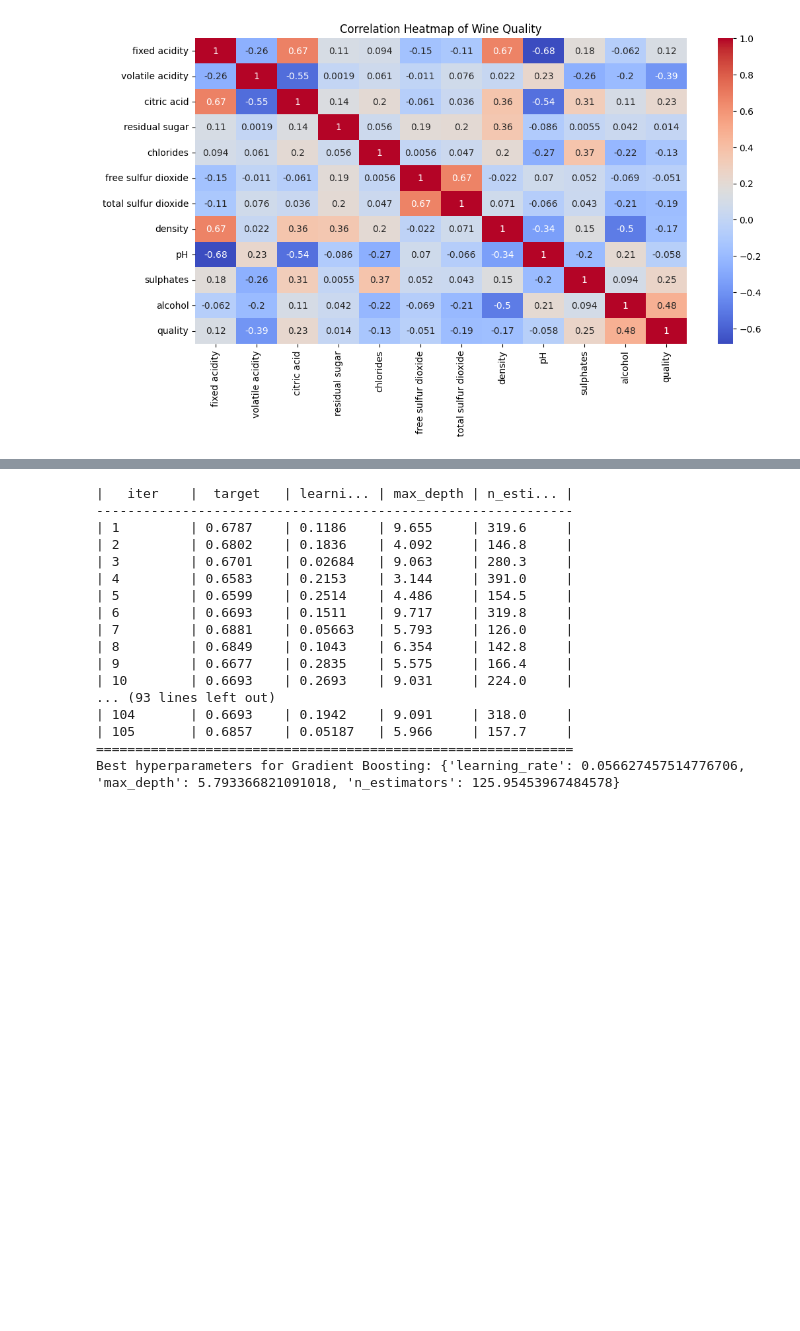
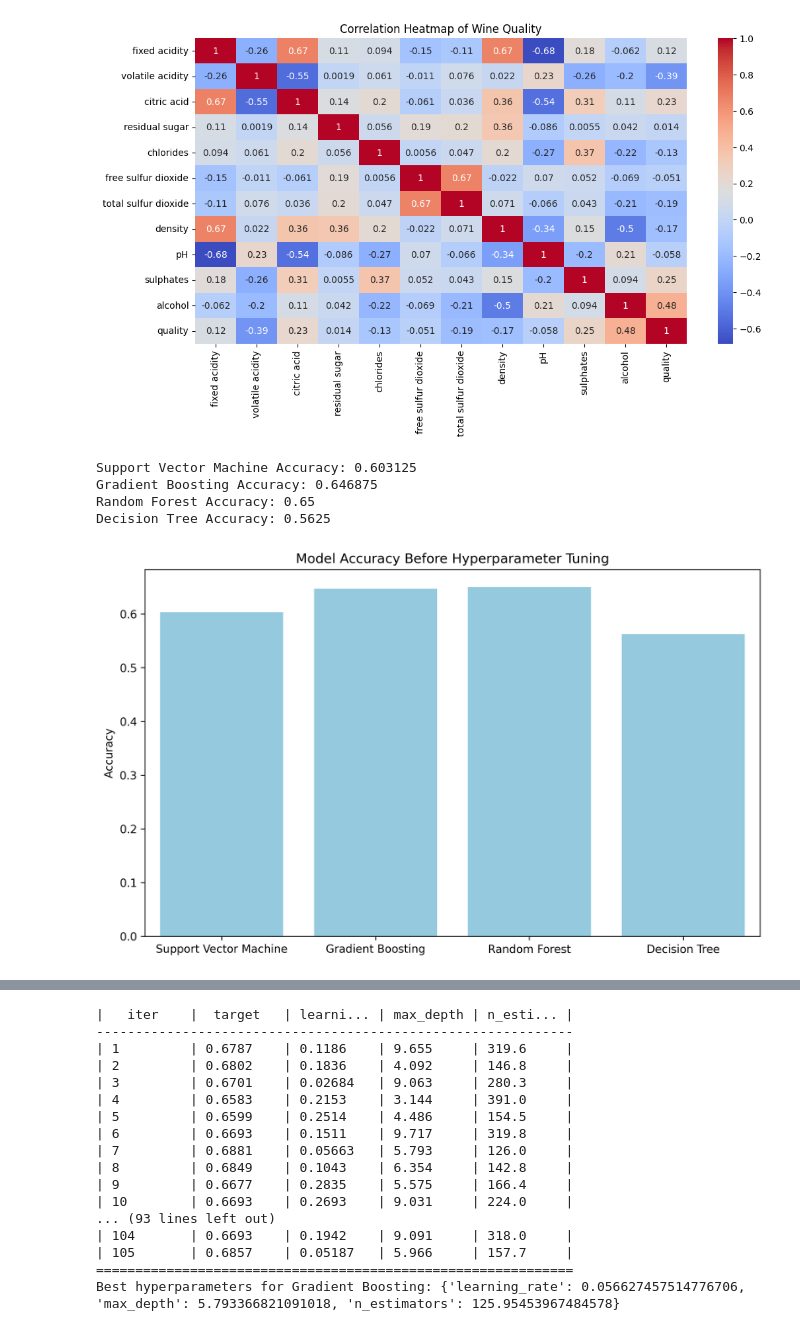
Before and after one commit to COSC5557/hyperparameter-optimization-the-farshad, a Jupyter notebook: hyperparameter-optimization.ipynb, the cells around one changed output, grey strips where cells are left out. Saved outputs shown, nothing was run; the diff lists cells and outputs as text; code cells hidden in the pictures; blank space fills up the shorter version.

```diff
--- a/hyperparameter-optimization.ipynb
+++ b/hyperparameter-optimization.ipynb
@@ -111,3 +110,29 @@ X_scaled = scaler.fit_transform(X)
 # %%
 # Split the data into train and test sets
 X_train, X_test, y_train, y_test = train_test_split(X_scaled, y, test_size=0.2, random_state=42)
+# %%
+models = {
+    'Support Vector Machine': SVC(),
+    'Gradient Boosting': GradientBoostingClassifier(random_state=42),
+    'Random Forest': RandomForestClassifier(random_state=42),
+    'Decision Tree': DecisionTreeClassifier(random_state=42),
+}
+# %%
+results = {}
+for name, model in models.items():
+    model.fit(X_train, y_train)
+    y_pred = model.predict(X_test)
+    print(f'{name} Accuracy: {accuracy_score(y_test, y_pred)}')
+    results[name] = accuracy_score(y_test, y_pred)
+
+plt.figure(figsize=(10, 6), dpi=300)
+plt.title('Model Accuracy Before Hyperparameter Tuning')
+sns.barplot(x=list(results.keys()), y=list(results.values()), color='skyblue')
+plt.ylabel('Accuracy')
+plt.show()
+# %% [output]
+Support Vector Machine Accuracy: 0.603125
+Gradient Boosting Accuracy: 0.646875
+Random Forest Accuracy: 0.65
+Decision Tree Accuracy: 0.5625
+[figure, added]
```
Also changed, not shown: parts of 6 cells of this notebook, 1 other file.
